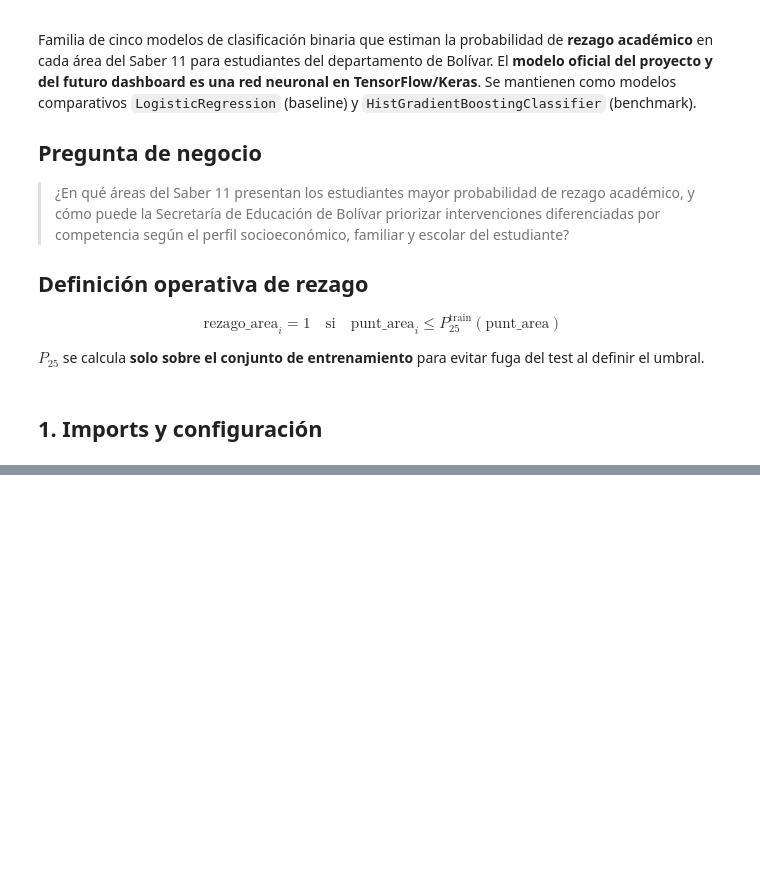
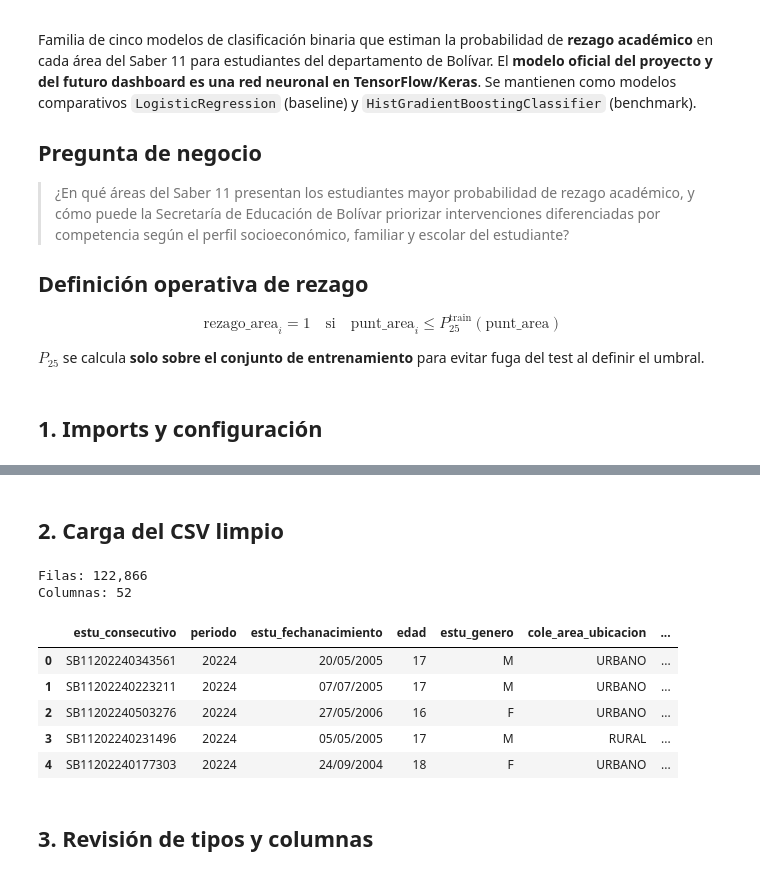
Before and after one commit to lrestrepoe/proyecto2-analitica, a Jupyter notebook: Modelo_Dani.ipynb, the cells around one changed output, grey strips where cells are left out. Saved outputs shown, nothing was run; the diff lists cells and outputs as text; code cells hidden in the pictures; blank space fills up the shorter version.

```diff
--- a/Modelo_Dani.ipynb
+++ b/Modelo_Dani.ipynb
@@ -78,0 +104,18 @@ print(f"mlflow      : {mlflow.__version__}")
+# %% [markdown]
+## 2. Carga del CSV limpio
+# %%
+df = pd.read_csv("DatosSaber11_Bolivar_limpio_todas_columnas.csv")
+print(f"Filas: {df.shape[0]:,}")
+print(f"Columnas: {df.shape[1]}")
+df.head()
+# %% [output]
+Filas: 122,866
+Columnas: 52
+|  | estu_consecutivo | periodo | estu_fechanacimiento | edad | estu_genero | cole_area_ubicacion | ... |
+| 0 | SB11202240343561 | 20224 | 20/05/2005 | 17 | M | URBANO | ... |
+| 1 | SB11202240223211 | 20224 | 07/07/2005 | 17 | M | URBANO | ... |
+| 2 | SB11202240503276 | 20224 | 27/05/2006 | 16 | F | URBANO | ... |
+| 3 | SB11202240231496 | 20224 | 05/05/2005 | 17 | M | RURAL | ... |
+| 4 | SB11202240177303 | 20224 | 24/09/2004 | 18 | F | URBANO | ... |
+# %% [markdown]
+## 3. Revisión de tipos y columnas
```
Also changed, not shown: parts of 15 cells of this notebook.
